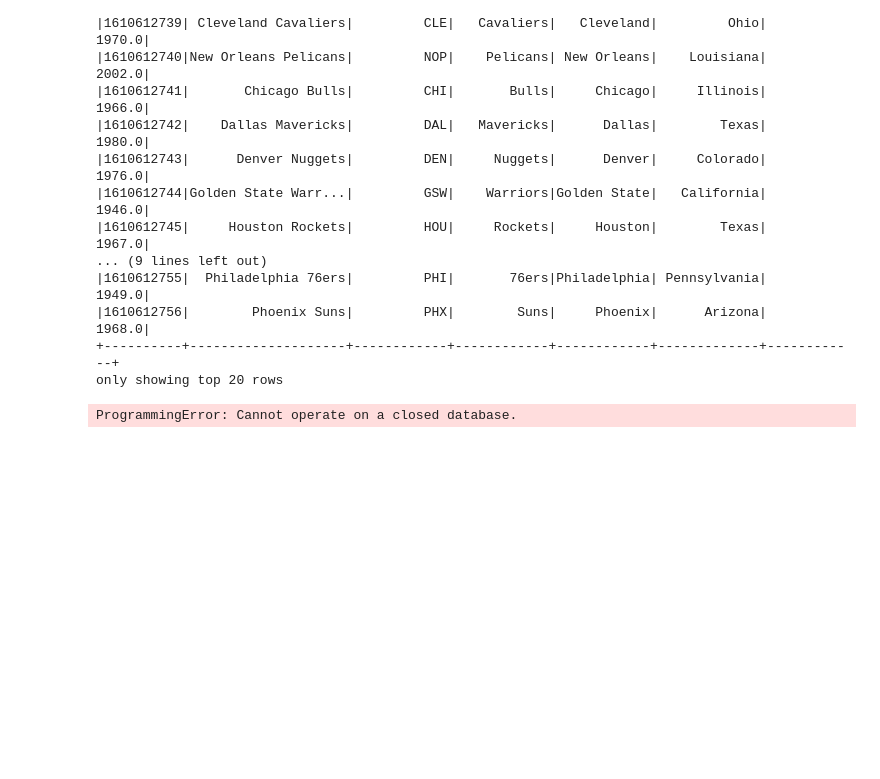
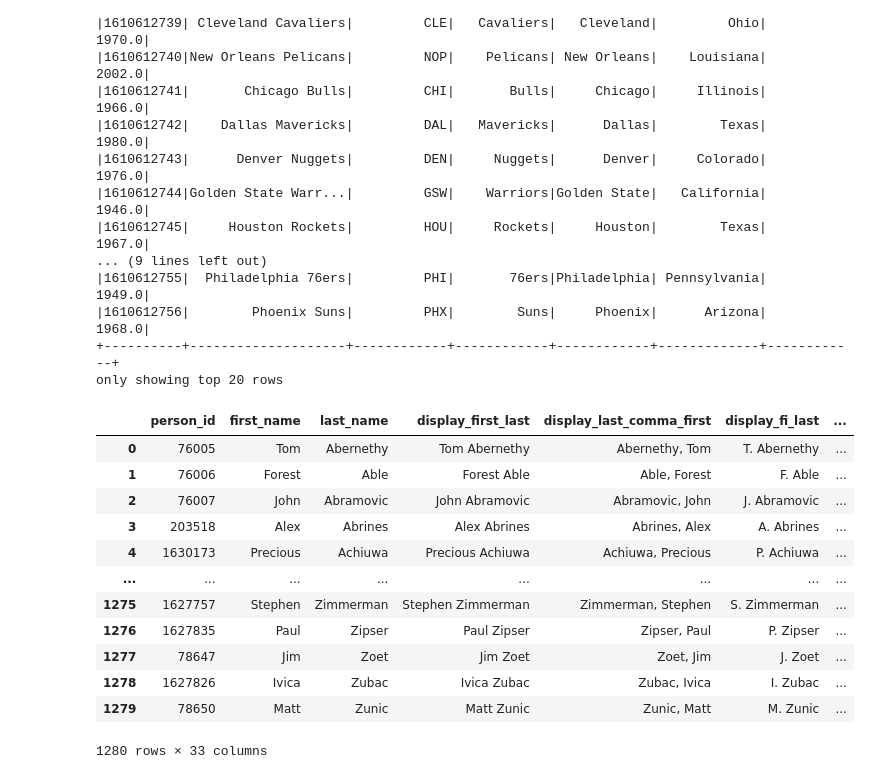
Before and after one commit to mdrhmn48/nba_data_analysis, a Jupyter notebook: notebook.ipynb, the cells around one changed output. Saved outputs shown, nothing was run; the diff lists cells and outputs as text; code cells hidden in the pictures; blank space fills up the shorter version.

```diff
--- a/notebook.ipynb
+++ b/notebook.ipynb
@@ -210,7 +209,21 @@ df.show()
 +----------+--------------------+------------+------------+------------+-------------+------------+
 only showing top 20 rows
 # %%
-result1 = pd.read_sql_query("SELECT * FROM game_info;", conn)
+result1 = pd.read_sql_query("SELECT * FROM common_player_info;", conn)
 result2 = pd.read_sql_query("SELECT * FROM game;", conn)
+
+result1
 # %% [output]
+|  | person_id | first_name | last_name | display_first_last | display_last_comma_first | display_fi_last | ... |
+| 0 | 76005 | Tom | Abernethy | Tom Abernethy | Abernethy, Tom | T. Abernethy | ... |
+| 1 | 76006 | Forest | Able | Forest Able | Able, Forest | F. Able | ... |
+| 2 | 76007 | John | Abramovic | John Abramovic | Abramovic, John | J. Abramovic | ... |
+| 3 | 203518 | Alex | Abrines | Alex Abrines | Abrines, Alex | A. Abrines | ... |
+| 4 | 1630173 | Precious | Achiuwa | Precious Achiuwa | Achiuwa, Precious | P. Achiuwa | ... |
+| ... | ... | ... | ... | ... | ... | ... | ... |
+| 1275 | 1627757 | Stephen | Zimmerman | Stephen Zimmerman | Zimmerman, Stephen | S. Zimmerman | ... |
+| 1276 | 1627835 | Paul | Zipser | Paul Zipser | Zipser, Paul | P. Zipser | ... |
+| 1277 | 78647 | Jim | Zoet | Jim Zoet | Zoet, Jim | J. Zoet | ... |
+| 1278 | 1627826 | Ivica | Zubac | Ivica Zubac | Zubac, Ivica | I. Zubac | ... |
+| 1279 | 78650 | Matt | Zunic | Matt Zunic | Zunic, Matt | M. Zunic | ... |
-ProgrammingError: Cannot operate on a closed database.
+1280 rows × 33 columns
```
Also changed, not shown: parts of 12 cells of this notebook.
